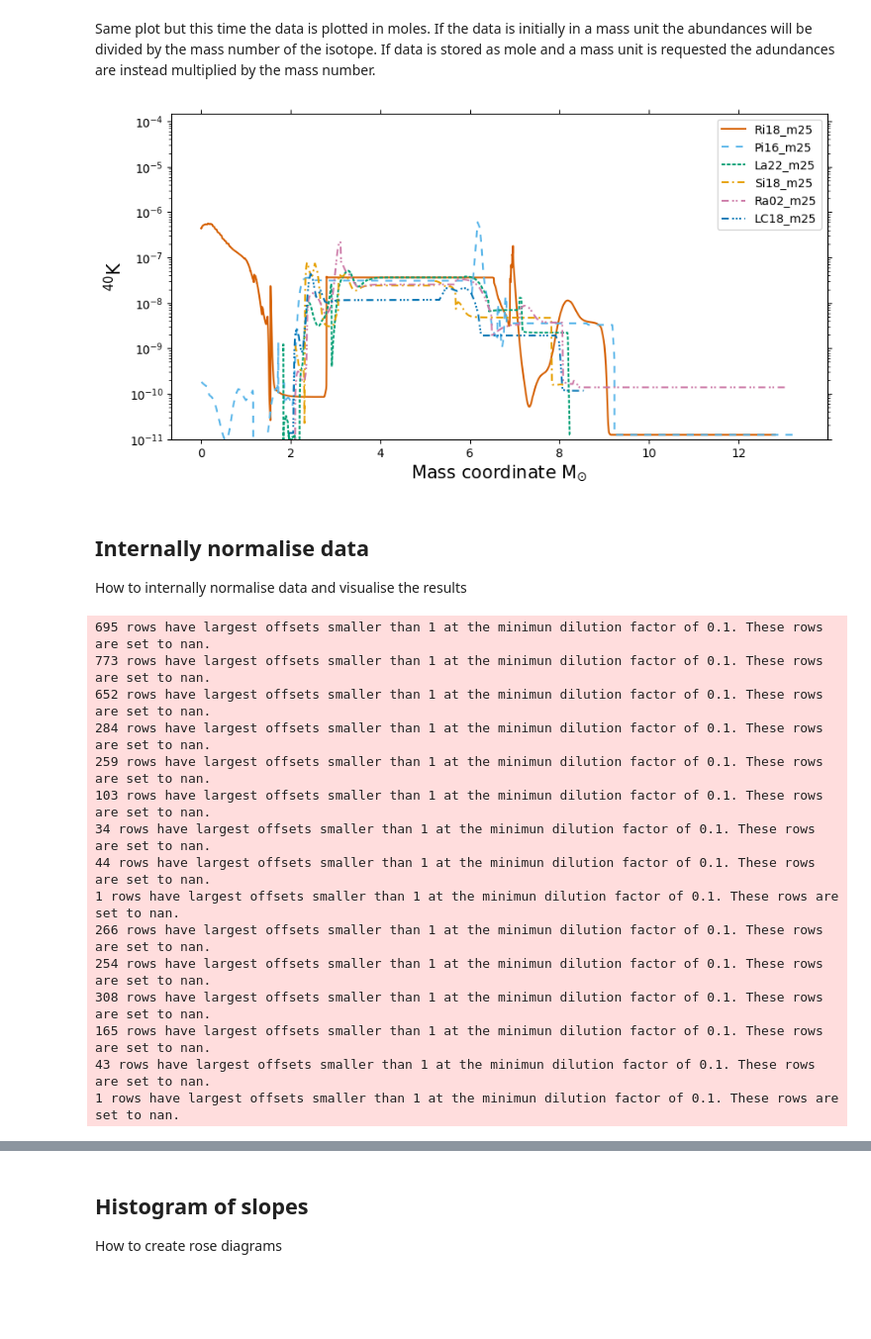
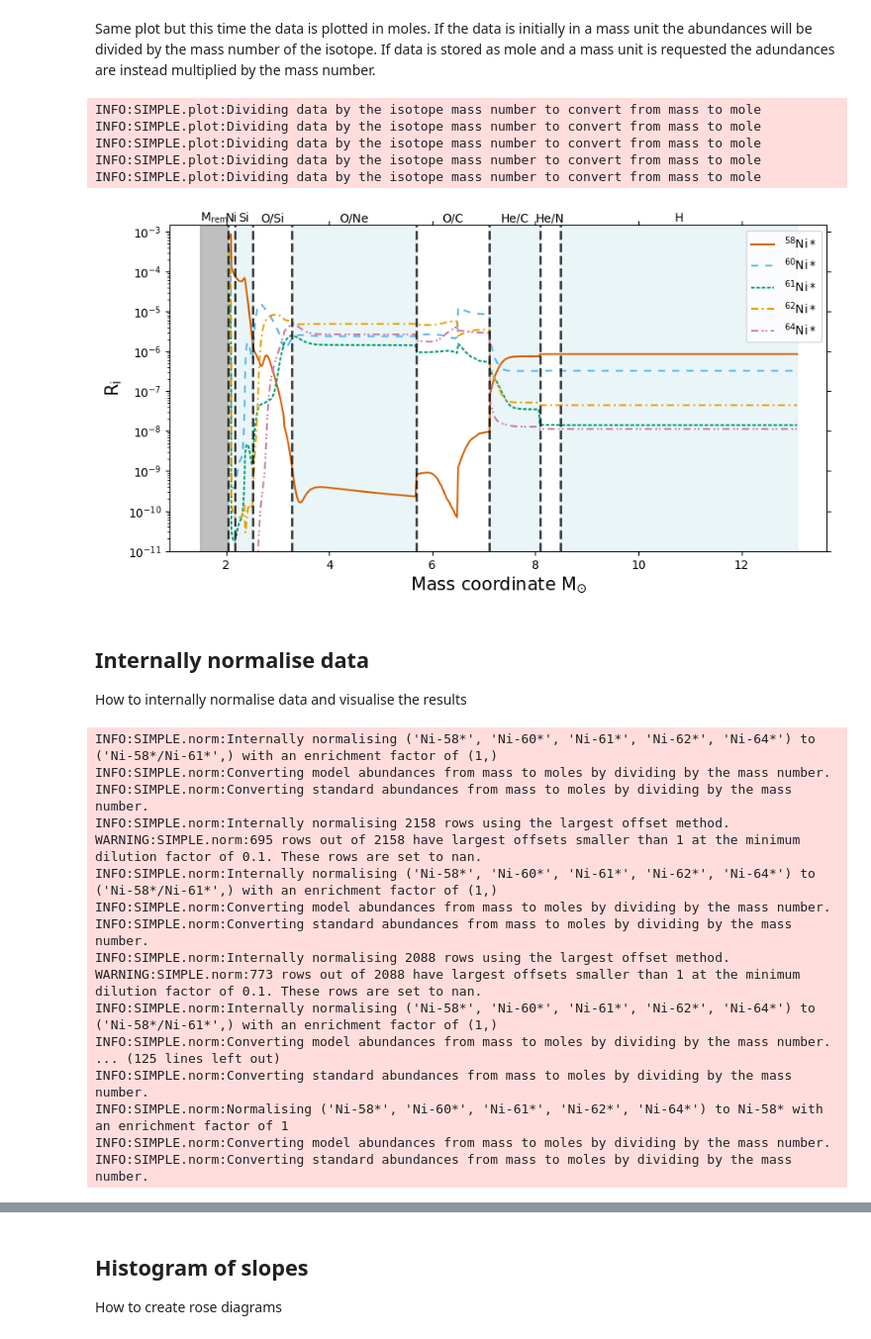
Before and after one commit to mattias-ek/SIMPLE, a Jupyter notebook: notebooks/ccsne_tutorial2.ipynb, the cells around one changed output, grey strips where cells are left out. Shown: that part at 99% size. Cells and saved outputs as stored; diff of their text form; code cells hidden in the pictures; blank space fills up the shorter version.

Commit message:
Plot and general maintenance

```diff
--- a/notebooks/ccsne_tutorial2.ipynb
+++ b/notebooks/ccsne_tutorial2.ipynb
@@ -4,4 +4,7 @@ import simple
 import matplotlib.pyplot as plt
 import numpy as np
 
-models = simple.load_collection('test.hdf5')
+import logging
+logging.basicConfig(level=logging.INFO)
+
+models = simple.load_collection('TiFeNiZn.hdf5')
@@ -19,10 +33,15 @@ Same plot but this time the data is plotted in moles. If the data is initially i
 the mass number of the isotope. If data is stored as mole and a mass unit is requested the adundances are instead multiplied by
 the mass number.
 # %%
-simple.ccsne.plot_abundance(models, 'K-40', yscale='log', where='.mass==25', unit='mol',
-                            ylim = (1e-11,1.5e-4), figsize= (10,5));
+simple.ccsne.plot_abundance(models, 'Ni-58*, Ni-60*, Ni-61*, Ni-62*, Ni-64*', where='.mass==25 & .dataset==Ra02', unit='mol',
+                            ax_ylim = (1e-11,1.5e-3), ax_yscale='log', fig_size= (10,5));
 # %% [output]
+INFO:SIMPLE.plot:Dividing data by the isotope mass number to convert from mass to mole
+INFO:SIMPLE.plot:Dividing data by the isotope mass number to convert from mass to mole
+INFO:SIMPLE.plot:Dividing data by the isotope mass number to convert from mass to mole
+INFO:SIMPLE.plot:Dividing data by the isotope mass number to convert from mass to mole
+INFO:SIMPLE.plot:Dividing data by the isotope mass number to convert from mass to mole
-[figure, old version]
+[figure, new version]
 # %% [markdown]
 ## Internally normalise data
 How to internally normalise data and visualise the results
@@ -30,21 +49,23 @@ How to internally normalise data and visualise the results
 models.internal_normalisation('Ni-58*/Ni-61*')
 models.simple_normalisation('Ni-58*')
 # %% [output]
-695 rows have largest offsets smaller than 1 at the minimun dilution factor of 0.1. These rows are set to nan.
-773 rows have largest offsets smaller than 1 at the minimun dilution factor of 0.1. These rows are set to nan.
-652 rows have largest offsets smaller than 1 at the minimun dilution factor of 0.1. These rows are set to nan.
-284 rows have largest offsets smaller than 1 at the minimun dilution factor of 0.1. These rows are set to nan.
-259 rows have largest offsets smaller than 1 at the minimun dilution factor of 0.1. These rows are set to nan.
-103 rows have largest offsets smaller than 1 at the minimun dilution factor of 0.1. These rows are set to nan.
-34 rows have largest offsets smaller than 1 at the minimun dilution factor of 0.1. These rows are set to nan.
-44 rows have largest offsets smaller than 1 at the minimun dilution factor of 0.1. These rows are set to nan.
-1 rows have largest offsets smaller than 1 at the minimun dilution factor of 0.1. These rows are set to nan.
-266 rows have largest offsets smaller than 1 at the minimun dilution factor of 0.1. These rows are set to nan.
-254 rows have largest offsets smaller than 1 at the minimun dilution factor of 0.1. These rows are set to nan.
-308 rows have largest offsets smaller than 1 at the minimun dilution factor of 0.1. These rows are set to nan.
-165 rows have largest offsets smaller than 1 at the minimun dilution factor of 0.1. These rows are set to nan.
-43 rows have largest offsets smaller than 1 at the minimun dilution factor of 0.1. These rows are set to nan.
-1 rows have largest offsets smaller than 1 at the minimun dilution factor of 0.1. These rows are set to nan.
+INFO:SIMPLE.norm:Internally normalising ('Ni-58*', 'Ni-60*', 'Ni-61*', 'Ni-62*', 'Ni-64*') to ('Ni-58*/Ni-61*',) with an enrichment factor of (1,)
+INFO:SIMPLE.norm:Converting model abundances from mass to moles by dividing by the mass number.
+INFO:SIMPLE.norm:Converting standard abundances from mass to moles by dividing by the mass number.
+INFO:SIMPLE.norm:Internally normalising 2158 rows using the largest offset method.
+WARNING:SIMPLE.norm:695 rows out of 2158 have largest offsets smaller than 1 at the minimum dilution factor of 0.1. These rows are set to nan.
+INFO:SIMPLE.norm:Internally normalising ('Ni-58*', 'Ni-60*', 'Ni-61*', 'Ni-62*', 'Ni-64*') to ('Ni-58*/Ni-61*',) with an enrichment factor of (1,)
+INFO:SIMPLE.norm:Converting model abundances from mass to moles by dividing by the mass number.
+INFO:SIMPLE.norm:Converting standard abundances from mass to moles by dividing by the mass number.
+INFO:SIMPLE.norm:Internally normalising 2088 rows using the largest offset method.
+WARNING:SIMPLE.norm:773 rows out of 2088 have largest offsets smaller than 1 at the minimum dilution factor of 0.1. These rows are set to nan.
+INFO:SIMPLE.norm:Internally normalising ('Ni-58*', 'Ni-60*', 'Ni-61*', 'Ni-62*', 'Ni-64*') to ('Ni-58*/Ni-61*',) with an enrichment factor of (1,)
+INFO:SIMPLE.norm:Converting model abundances from mass to moles by dividing by the mass number.
+... (125 lines left out)
+INFO:SIMPLE.norm:Converting standard abundances from mass to moles by dividing by the mass number.
+INFO:SIMPLE.norm:Normalising ('Ni-58*', 'Ni-60*', 'Ni-61*', 'Ni-62*', 'Ni-64*') to Ni-58* with an enrichment factor of 1
+INFO:SIMPLE.norm:Converting model abundances from mass to moles by dividing by the mass number.
+INFO:SIMPLE.norm:Converting standard abundances from mass to moles by dividing by the mass number.
 # %%
 simple.ccsne.plot_intnorm(models, 'Ni-60*/Ni-62*, Ni-64*/Ni-62*',
                             where='.mass==25 & .dataset == Ra02',
```
Also changed, not shown: parts of 6 cells of this notebook, 17 other files.
